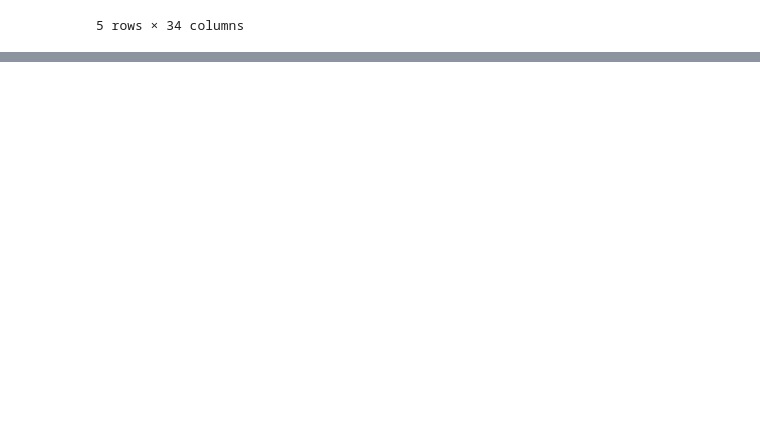
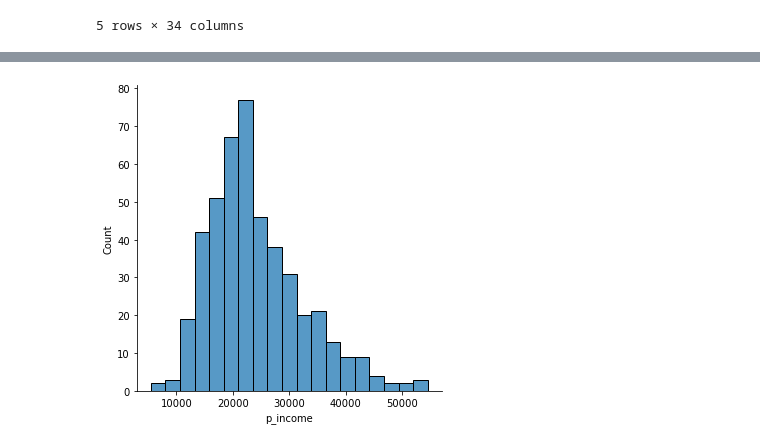
Before and after one commit to DavidOloyede/police-killings, a Jupyter notebook: dataexplore.ipynb, the cells around one changed output, grey strips where cells are left out. Saved outputs shown, nothing was run; the diff lists cells and outputs as text; code cells hidden in the pictures; blank space fills up the shorter version.

```diff
--- a/dataexplore.ipynb
+++ b/dataexplore.ipynb
@@ -100,0 +110,6 @@ plt.show()
+# %%
+#Mostly distrubted 0 to 60000
+sns.displot(df[df.p_income<60000].p_income)
+plt.show()
+# %% [output]
+[figure, added]
```
Also changed, not shown: parts of 26 cells of this notebook.
